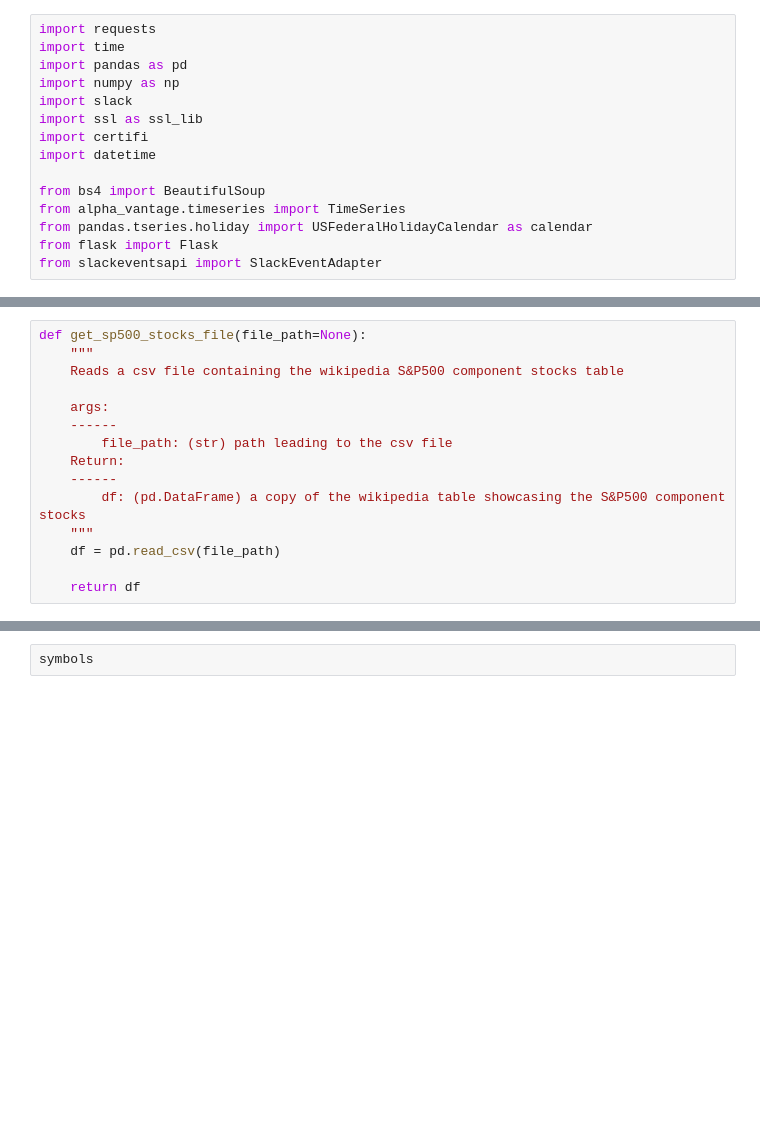
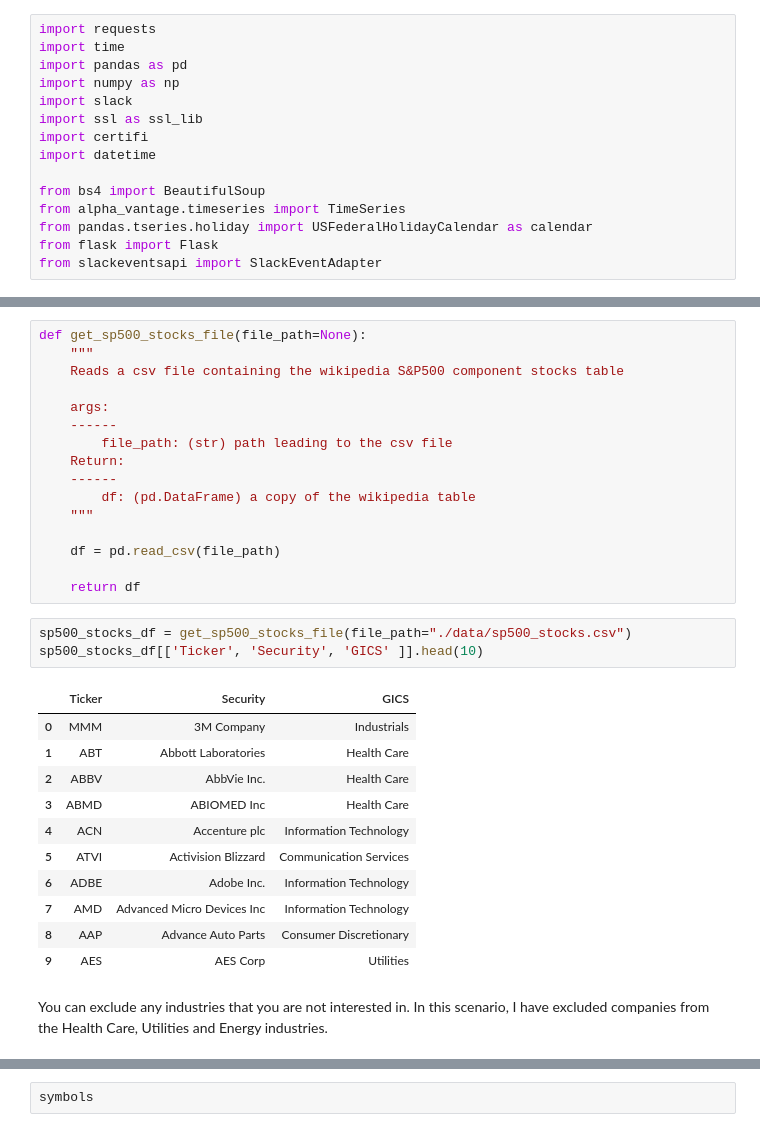
Before and after one commit to kenneth-wang/fastpages, a Jupyter notebook: _notebooks/2020_03_01_Smartie_Slackbot.ipynb, the cells around one changed output, grey strips where cells are left out. Drawn from its saved outputs; the diff is of its cells as text; blank space fills up the shorter version.

```diff
--- a/_notebooks/2020_03_01_Smartie_Slackbot.ipynb
+++ b/_notebooks/2020_03_01_Smartie_Slackbot.ipynb
@@ -125,15 +115,0 @@ To read the sp500 stock file we made above
-# %%
-def get_sp500_stocks_file(file_path=None):
-    """
-    Reads a csv file containing the wikipedia S&P500 component stocks table
-
-    args:
-    ------
-        file_path: (str) path leading to the csv file
-    Return:
-    ------
-        df: (pd.DataFrame) a copy of the wikipedia table showcasing the S&P500 component stocks
-    """
-    df = pd.read_csv(file_path)
-
-    return df
@@ -226,0 +440,33 @@ info, symbols = get_stock_price(sp500_stocks_df_excld)
+# %%
+def get_sp500_stocks_file(file_path=None):
+    """
+    Reads a csv file containing the wikipedia S&P500 component stocks table
+
+    args:
+    ------
+        file_path: (str) path leading to the csv file
+    Return:
+    ------
+        df: (pd.DataFrame) a copy of the wikipedia table
+    """
+
+    df = pd.read_csv(file_path)
+
+    return df
+# %%
+sp500_stocks_df = get_sp500_stocks_file(file_path="./data/sp500_stocks.csv")
+sp500_stocks_df[['Ticker', 'Security', 'GICS' ]].head(10)
+# %% [output]
+|  | Ticker | Security | GICS |
+| 0 | MMM | 3M Company | Industrials |
+| 1 | ABT | Abbott Laboratories | Health Care |
+| 2 | ABBV | AbbVie Inc. | Health Care |
+| 3 | ABMD | ABIOMED Inc | Health Care |
+| 4 | ACN | Accenture plc | Information Technology |
+| 5 | ATVI | Activision Blizzard | Communication Services |
+| 6 | ADBE | Adobe Inc. | Information Technology |
+| 7 | AMD | Advanced Micro Devices Inc | Information Technology |
+| 8 | AAP | Advance Auto Parts | Consumer Discretionary |
+| 9 | AES | AES Corp | Utilities |
+# %% [markdown]
+You can exclude any industries that you are not interested in. In this scenario, I have excluded companies from the Health Care, Utilities and Energy industries.
```
Also changed, not shown: parts of 218 cells of this notebook.
